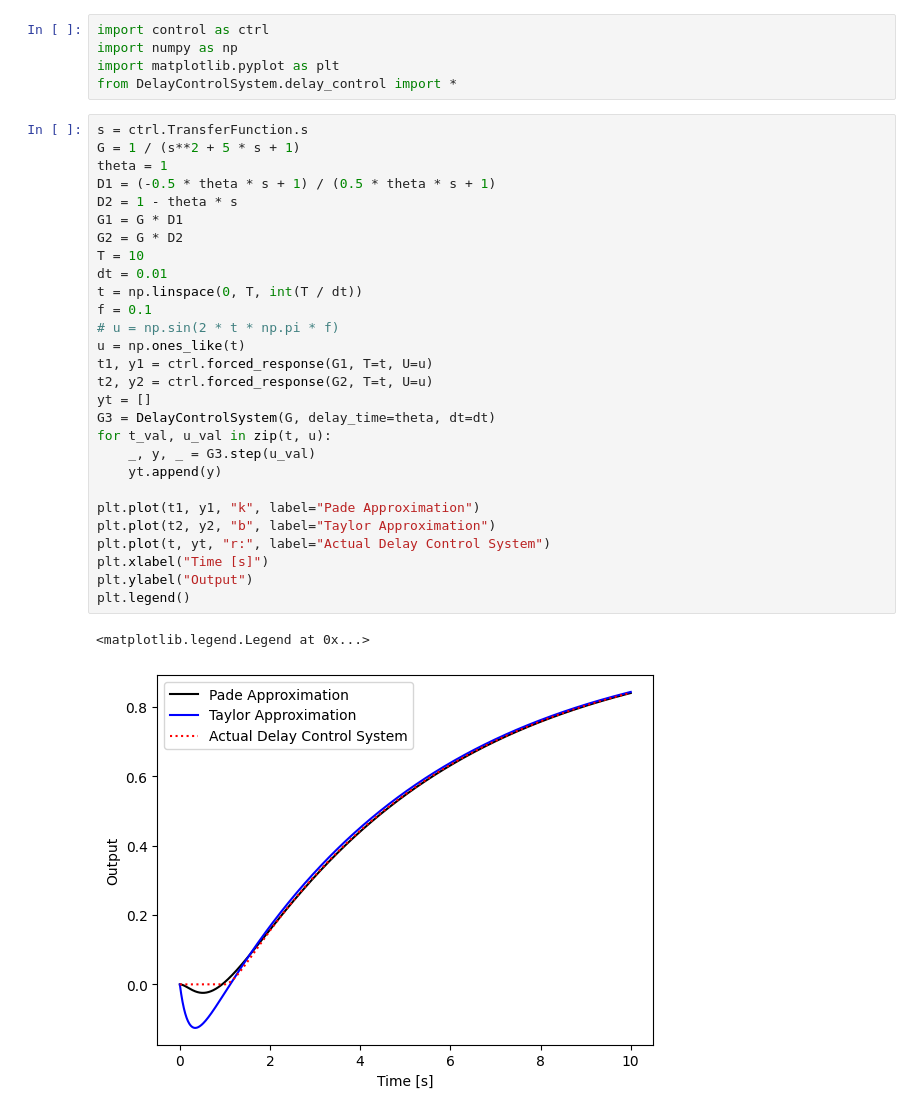
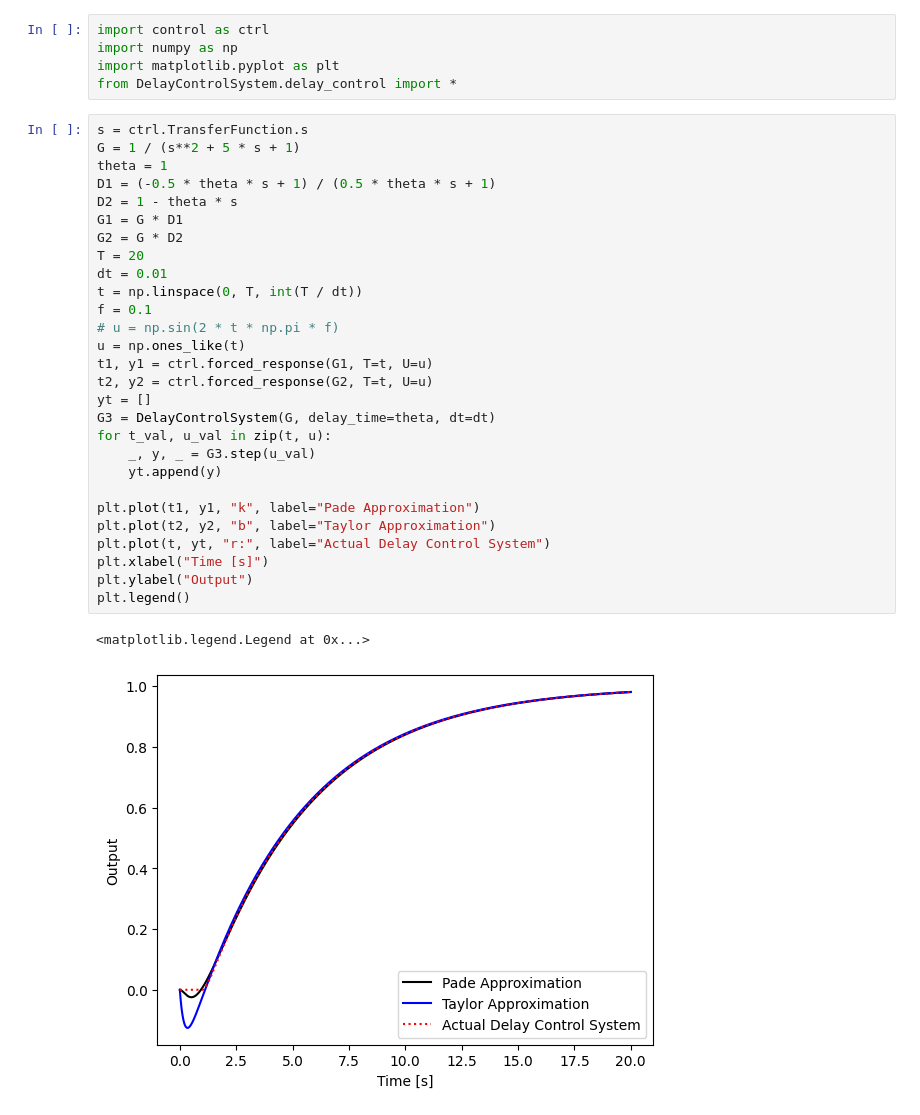
Before and after one commit to vkbharatv/Non-linear-and-Adaptive-Control-Design, a Jupyter notebook: NLACD_T2.ipynb, the cells around one changed output. Drawn from its saved outputs; the diff is of its cells as text.

```diff
--- a/NLACD_T2.ipynb
+++ b/NLACD_T2.ipynb
@@ -6,34 +6,34 @@ from DelayControlSystem.delay_control import *
 # %%
 s = ctrl.TransferFunction.s
 G = 1 / (s**2 + 5 * s + 1)
 theta = 1
 D1 = (-0.5 * theta * s + 1) / (0.5 * theta * s + 1)
 D2 = 1 - theta * s
 G1 = G * D1
 G2 = G * D2
-T = 10
+T = 20
 dt = 0.01
 t = np.linspace(0, T, int(T / dt))
 f = 0.1
 # u = np.sin(2 * t * np.pi * f)
 u = np.ones_like(t)
 t1, y1 = ctrl.forced_response(G1, T=t, U=u)
 t2, y2 = ctrl.forced_response(G2, T=t, U=u)
 yt = []
 G3 = DelayControlSystem(G, delay_time=theta, dt=dt)
 for t_val, u_val in zip(t, u):
     _, y, _ = G3.step(u_val)
     yt.append(y)
 
 plt.plot(t1, y1, "k", label="Pade Approximation")
 plt.plot(t2, y2, "b", label="Taylor Approximation")
 plt.plot(t, yt, "r:", label="Actual Delay Control System")
 plt.xlabel("Time [s]")
 plt.ylabel("Output")
 plt.legend()
 # %% [output]
 <matplotlib.legend.Legend at 0x...>
-[figure, old version]
+[figure, new version]
 # %%
 e1 = [(yt[i] - y1[i]) for i in range(len(t))]
 e2 = [(yt[i] - y2[i]) for i in range(len(t))]
```
Also changed, not shown: parts of 2 cells of this notebook.
